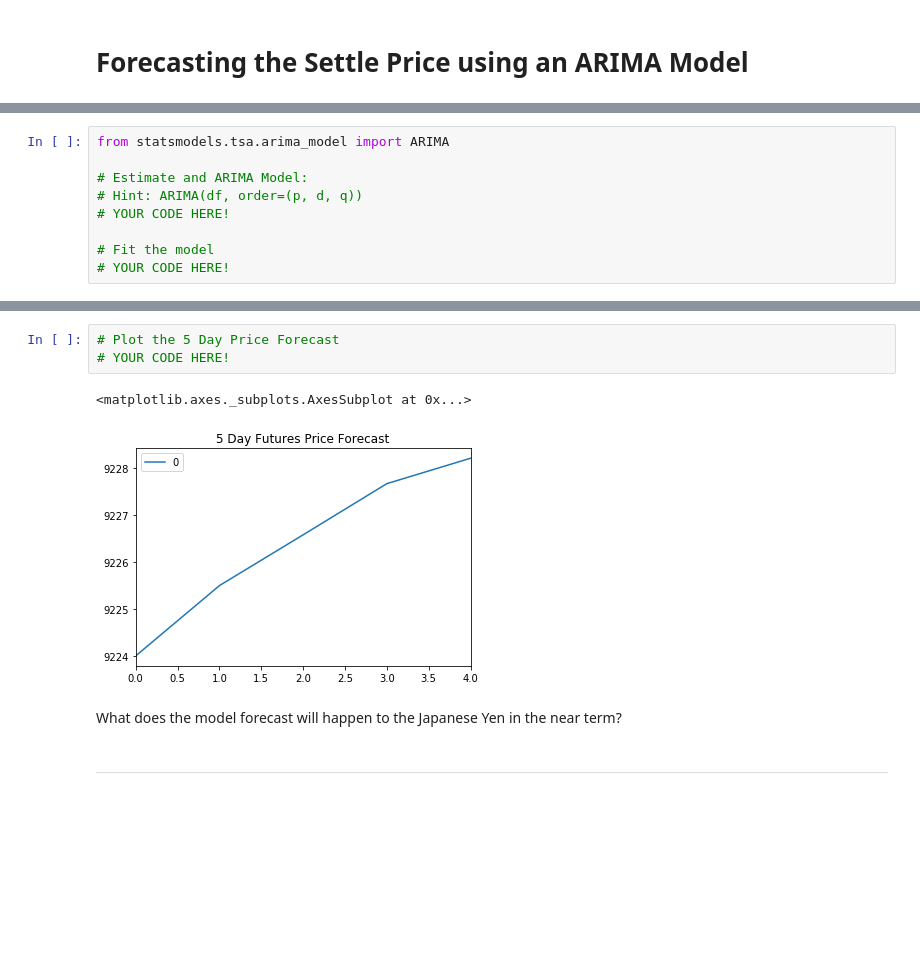
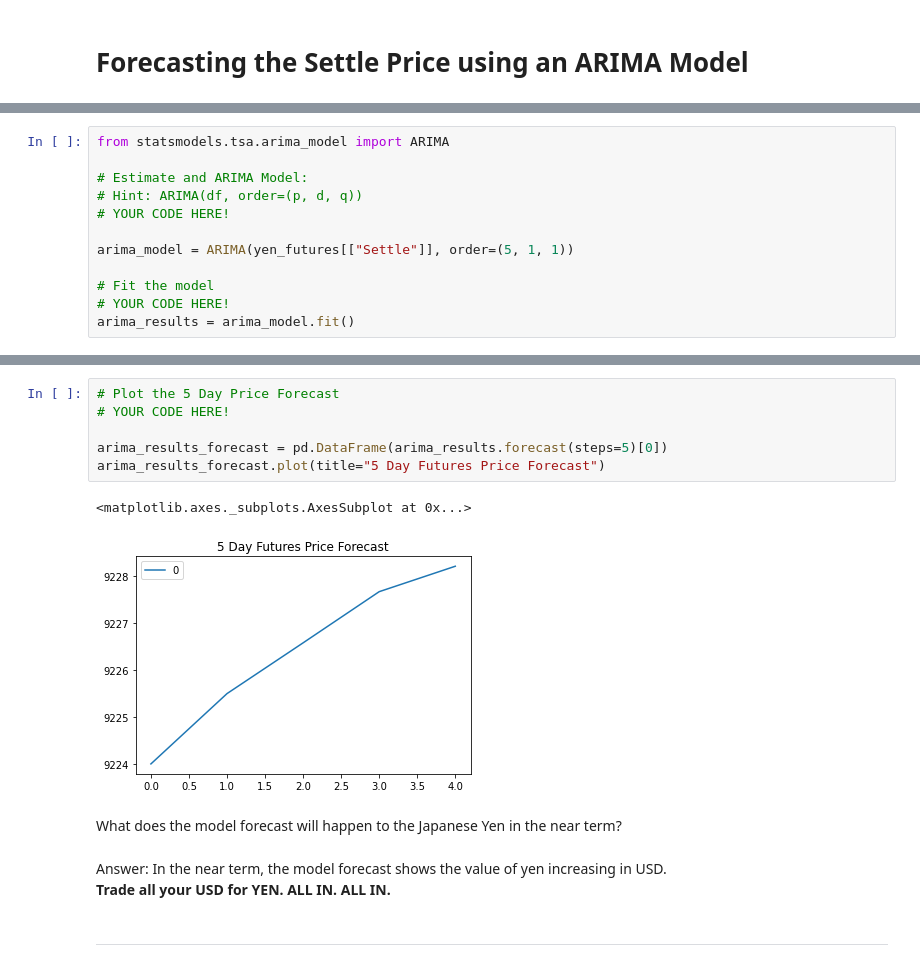
Before and after one commit to dhsmith111/10-Time-Series, a Jupyter notebook: time_series_analysis.ipynb, the cells around one changed output, grey strips where cells are left out. Saved outputs shown, nothing was run; the diff lists cells and outputs as text; blank space fills up the shorter version.

```diff
--- a/time_series_analysis.ipynb
+++ b/time_series_analysis.ipynb
@@ -223,7 +243,10 @@ from statsmodels.tsa.arima_model import ARIMA
 # Hint: ARIMA(df, order=(p, d, q))
 # YOUR CODE HERE!
 
+arima_model = ARIMA(yen_futures[["Settle"]], order=(5, 1, 1))
+
 # Fit the model
 # YOUR CODE HERE!
+arima_results = arima_model.fit()
 # %%
 # Output model summary results:
@@ -256,11 +279,17 @@ Roots
 # %%
 # Plot the 5 Day Price Forecast
 # YOUR CODE HERE!
+
+arima_results_forecast = pd.DataFrame(arima_results.forecast(steps=5)[0])
+arima_results_forecast.plot(title="5 Day Futures Price Forecast")
 # %% [output]
 <matplotlib.axes._subplots.AxesSubplot at 0x...>
-[figure, old version]
+[figure, new version]
 # %% [markdown]
 What does the model forecast will happen to the Japanese Yen in the near term?
+# %% [markdown]
+Answer: In the near term, the model forecast shows the value of yen increasing in USD.
+**Trade all your USD for YEN. ALL IN. ALL IN.**
 # %% [markdown]
 ---
 # %% [markdown]
```
Also changed, not shown: parts of 18 cells of this notebook.
